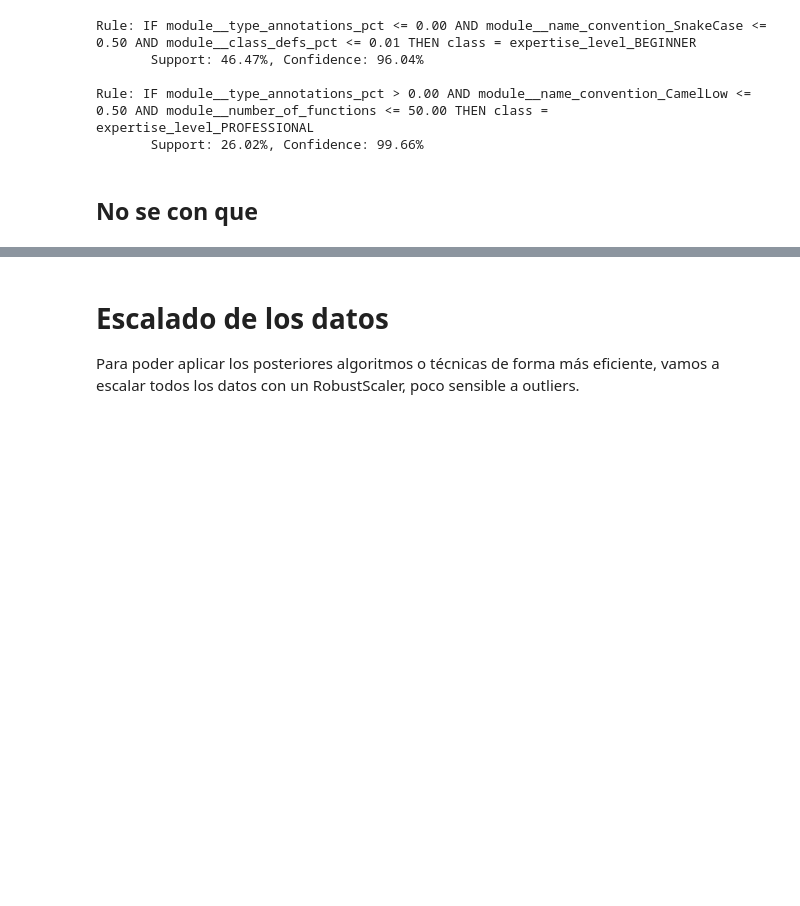
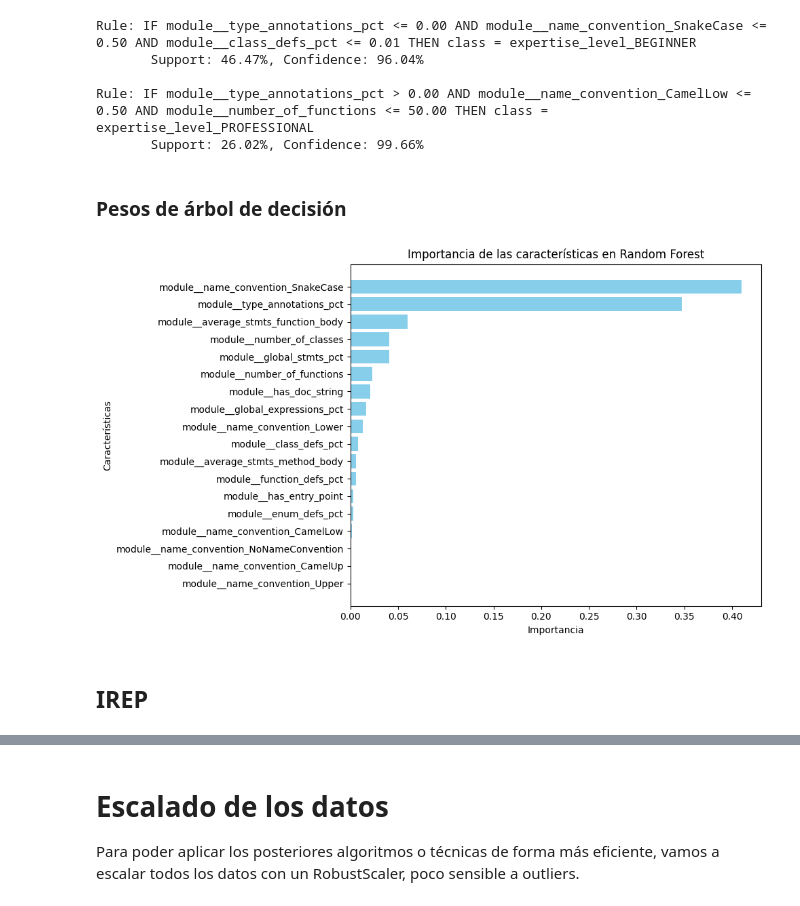
Before and after one commit to UO284262/PythonSourceCodeAnalysis, a Jupyter notebook: notebooks/02_modules.ipynb, the cells around one changed output, grey strips where cells are left out. Drawn from its saved outputs; the diff is of its cells as text; code cells hidden in the pictures; blank space fills up the shorter version.

```diff
--- a/notebooks/02_modules.ipynb
+++ b/notebooks/02_modules.ipynb
@@ -1043,8 +1043,14 @@ Rule: IF module__type_annotations_pct <= 0.00 AND module__name_convention_SnakeC
 
 Rule: IF module__type_annotations_pct > 0.00 AND module__name_convention_CamelLow <= 0.50 AND module__number_of_functions <= 50.00 THEN class = expertise_level_PROFESSIONAL
        Support: 26.02%, Confidence: 99.66%
+# %% [markdown]
+### Pesos de árbol de decisión
+# %%
+decision_tree_weights(X)
+# %% [output]
+[figure, added]
 # %% [markdown]
-## No se con que
+## IREP
 # %%
 extract_and_filter_irep_rules(X, 0.95, 0.05, 3)
 # %% [output]
```
Also changed, not shown: parts of 20 cells of this notebook, 1 other file.
